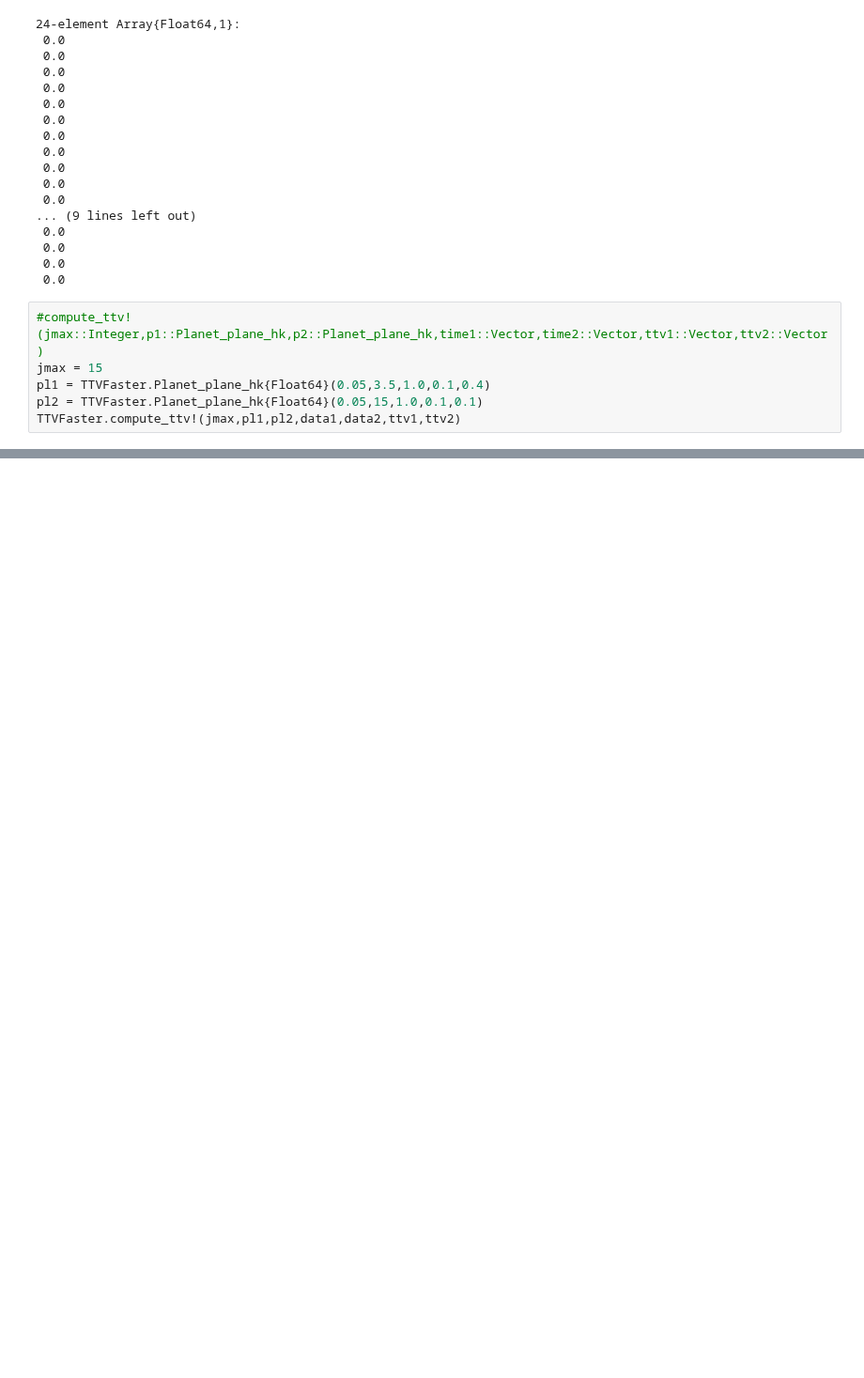
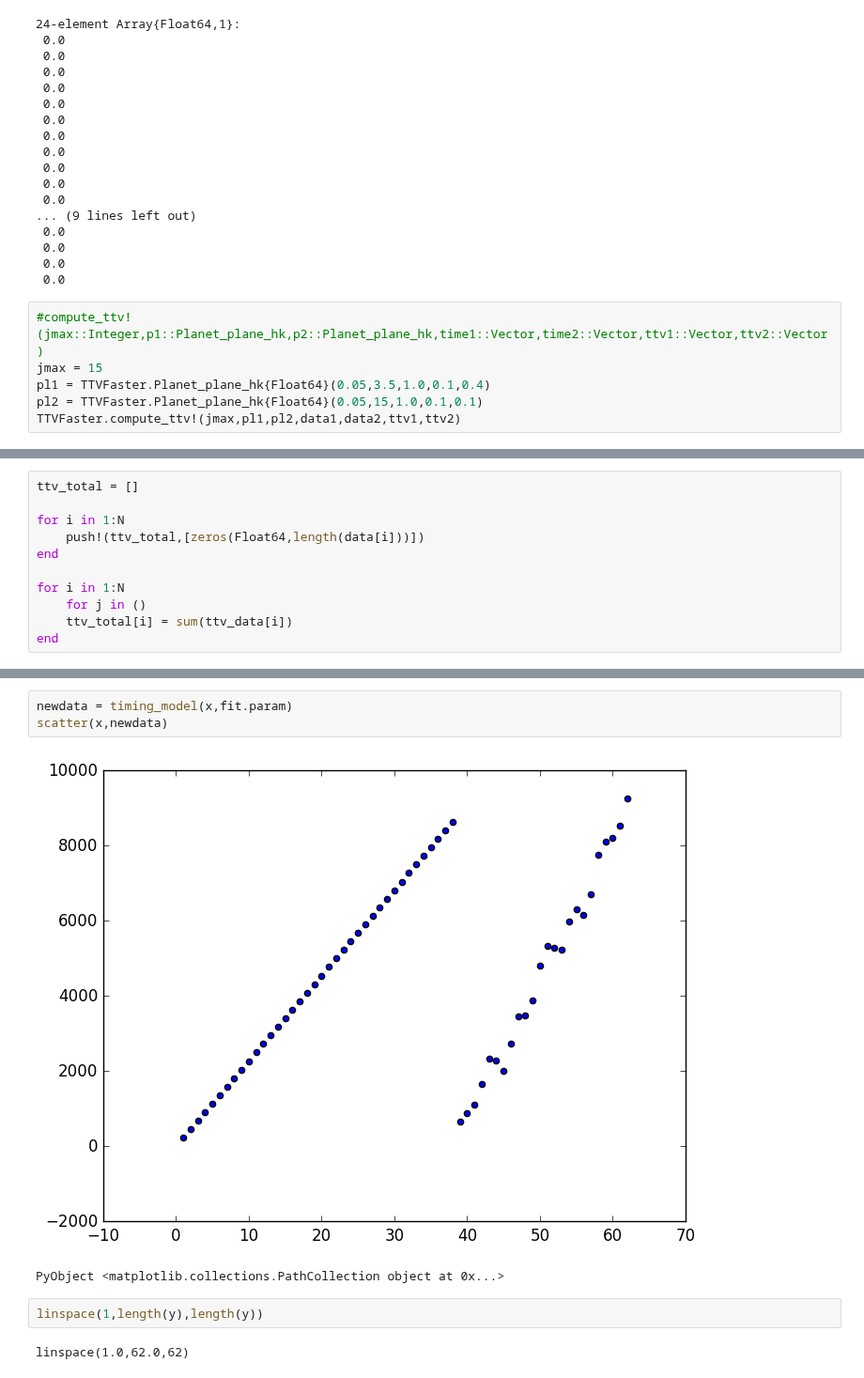
Before and after one commit to jlustigy/ExoJulia, a Jupyter notebook: Homework/hw4/Andrew_Spencer/hw4.ipynb, the cells around one changed output, grey strips where cells are left out. Shown at 94% size. Cells and saved outputs as stored; diff of their text form; blank space fills up the shorter version.

```diff
--- a/Homework/hw4/Andrew_Spencer/hw4.ipynb
+++ b/Homework/hw4/Andrew_Spencer/hw4.ipynb
@@ -105,0 +178,11 @@ len_arr = max(length(data1),length(data2))
+# %%
+ttv_total = []
+
+for i in 1:N
+    push!(ttv_total,[zeros(Float64,length(data[i]))])
+end
+
+for i in 1:N
+    for j in ()
+    ttv_total[i] = sum(ttv_data[i])
+end
@@ -209,0 +464,10 @@ plot(data2,ttv2)
+# %%
+newdata = timing_model(x,fit.param)
+scatter(x,newdata)
+# %% [output]
+[figure, added]
+PyObject <matplotlib.collections.PathCollection object at 0x...>
+# %%
+linspace(1,length(y),length(y))
+# %% [output]
+linspace(1.0,62.0,62)
```
Also changed, not shown: parts of 31 cells of this notebook.
